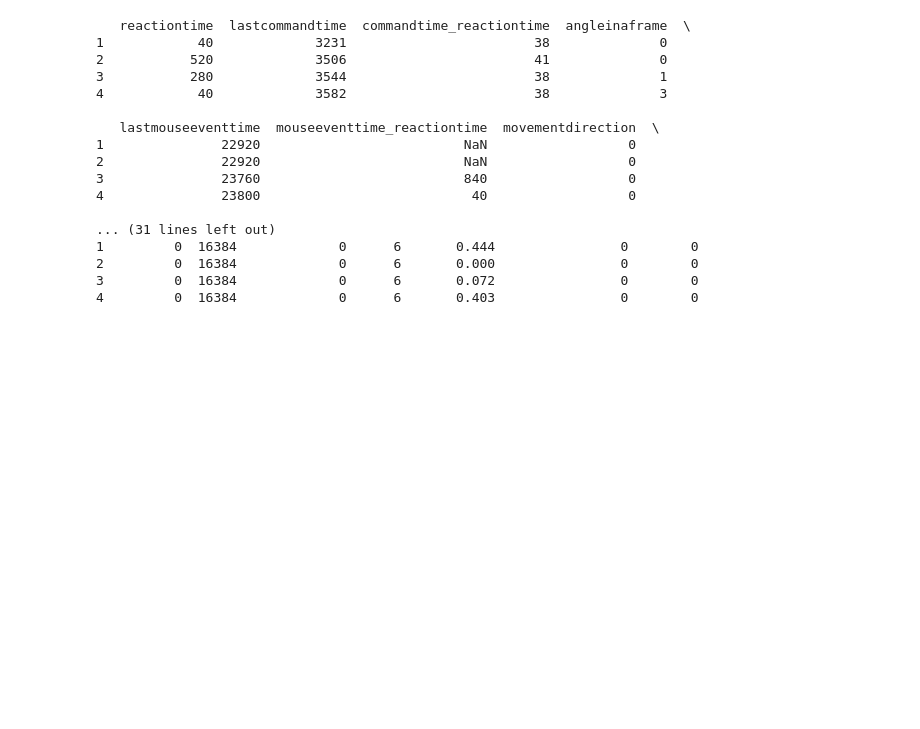
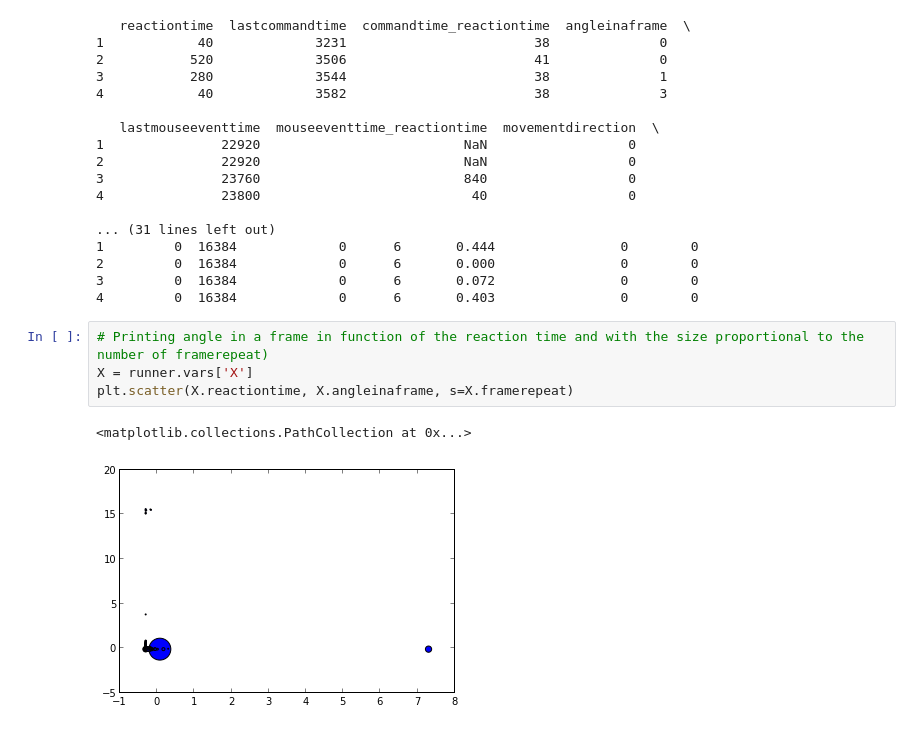
Before and after one commit to lrq3000/oacs, a Jupyter notebook: ipynb/Dataset Analysis.ipynb, the cells around one changed output. Saved outputs shown, nothing was run; the diff lists cells and outputs as text; blank space fills up the shorter version.

```diff
--- a/ipynb/Dataset Analysis.ipynb
+++ b/ipynb/Dataset Analysis.ipynb
@@ -217,3 +240,10 @@ print(X2.iloc[1:5])
 2         0  16384             0      6       0.000                0        0
 3         0  16384             0      6       0.072                0        0
 4         0  16384             0      6       0.403                0        0
+# %%
+# Printing angle in a frame in function of the reaction time and with the size proportional to the number of framerepeat)
+X = runner.vars['X']
+plt.scatter(X.reactiontime, X.angleinaframe, s=X.framerepeat)
+# %% [output]
+<matplotlib.collections.PathCollection at 0x...>
+[figure, added]
```
Also changed, not shown: parts of 10 cells of this notebook.
